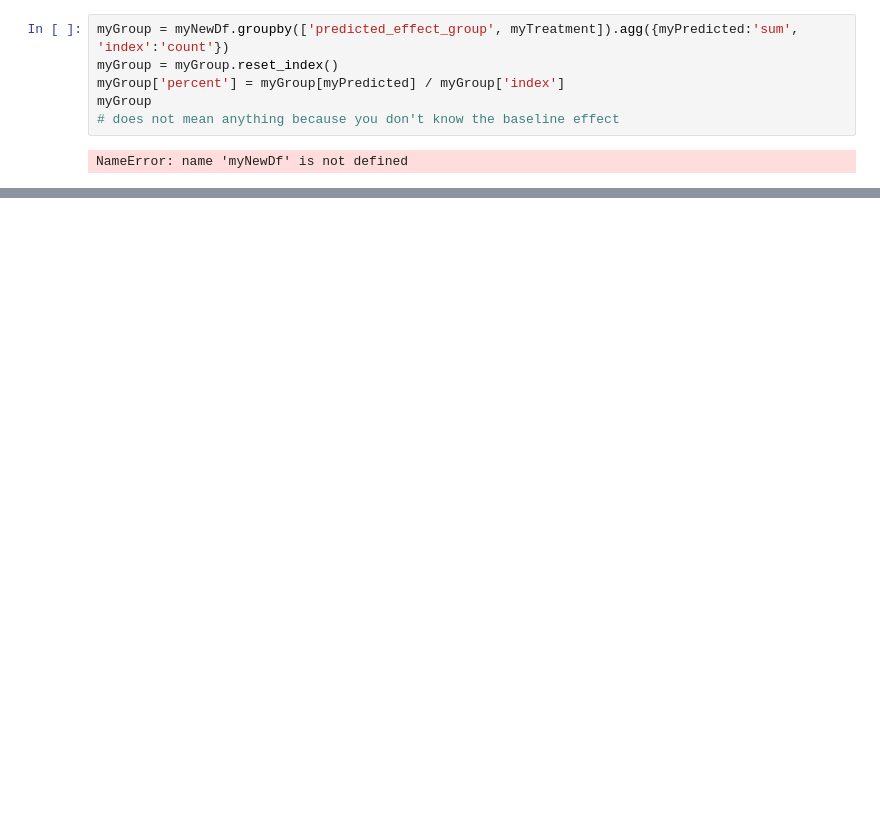
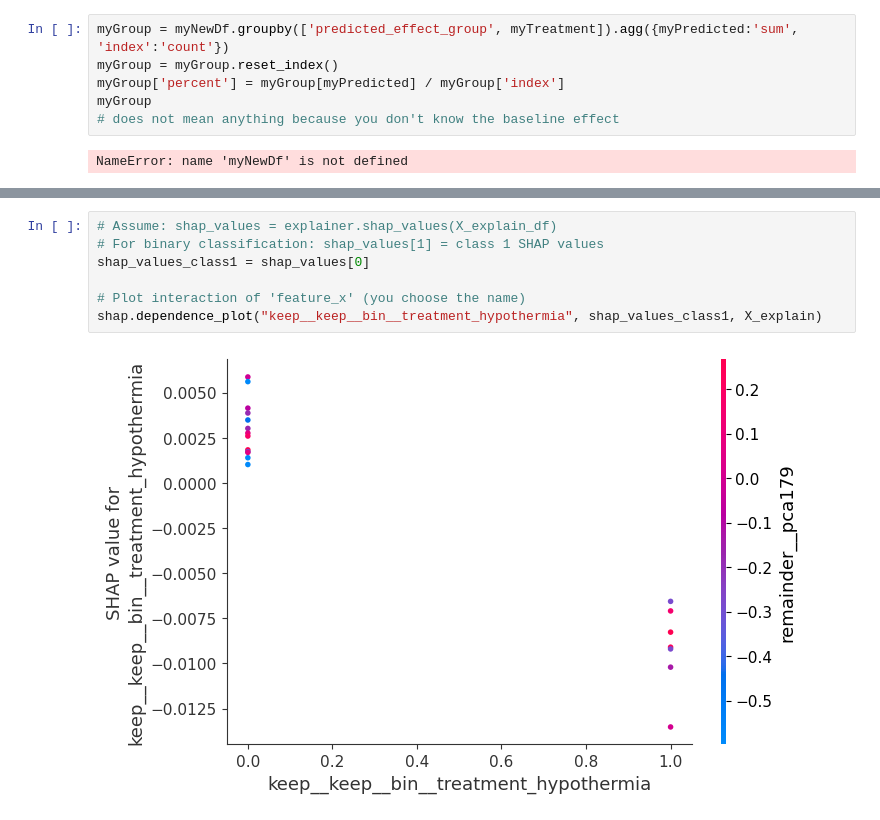
Before and after one commit to michelraskin/ttmhte, a Jupyter notebook: eICU/eICUAnalysisNeural.ipynb, the cells around one changed output, grey strips where cells are left out. Drawn from its saved outputs; the diff is of its cells as text; blank space fills up the shorter version.

```diff
--- a/eICU/eICUAnalysisNeural.ipynb
+++ b/eICU/eICUAnalysisNeural.ipynb
@@ -285,0 +449,9 @@ NameError: name 'myNewDf' is not defined
+# %%
+# Assume: shap_values = explainer.shap_values(X_explain_df)
+# For binary classification: shap_values[1] = class 1 SHAP values
+shap_values_class1 = shap_values[0]
+
+# Plot interaction of 'feature_x' (you choose the name)
+shap.dependence_plot("keep__keep__bin__treatment_hypothermia", shap_values_class1, X_explain)
+# %% [output]
+[figure, added]
```
Also changed, not shown: parts of 20 cells of this notebook, 13 other files.
